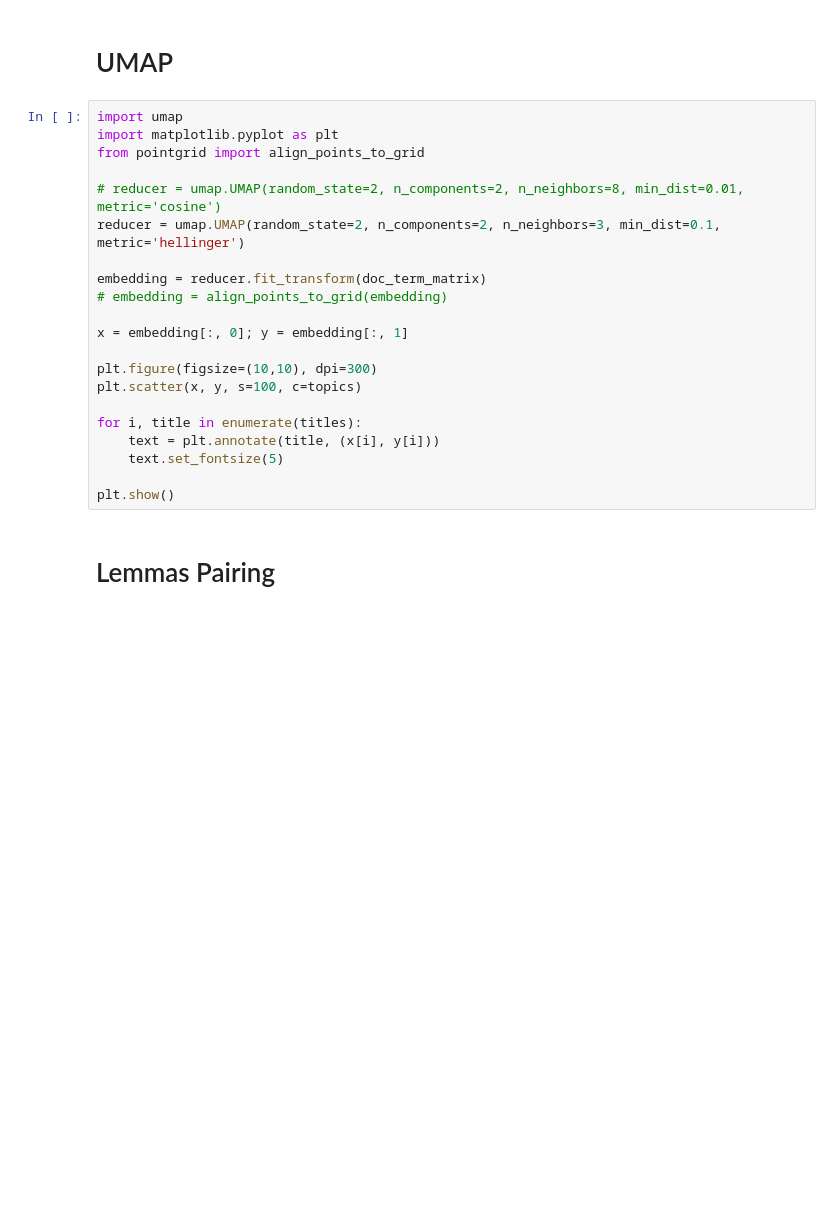
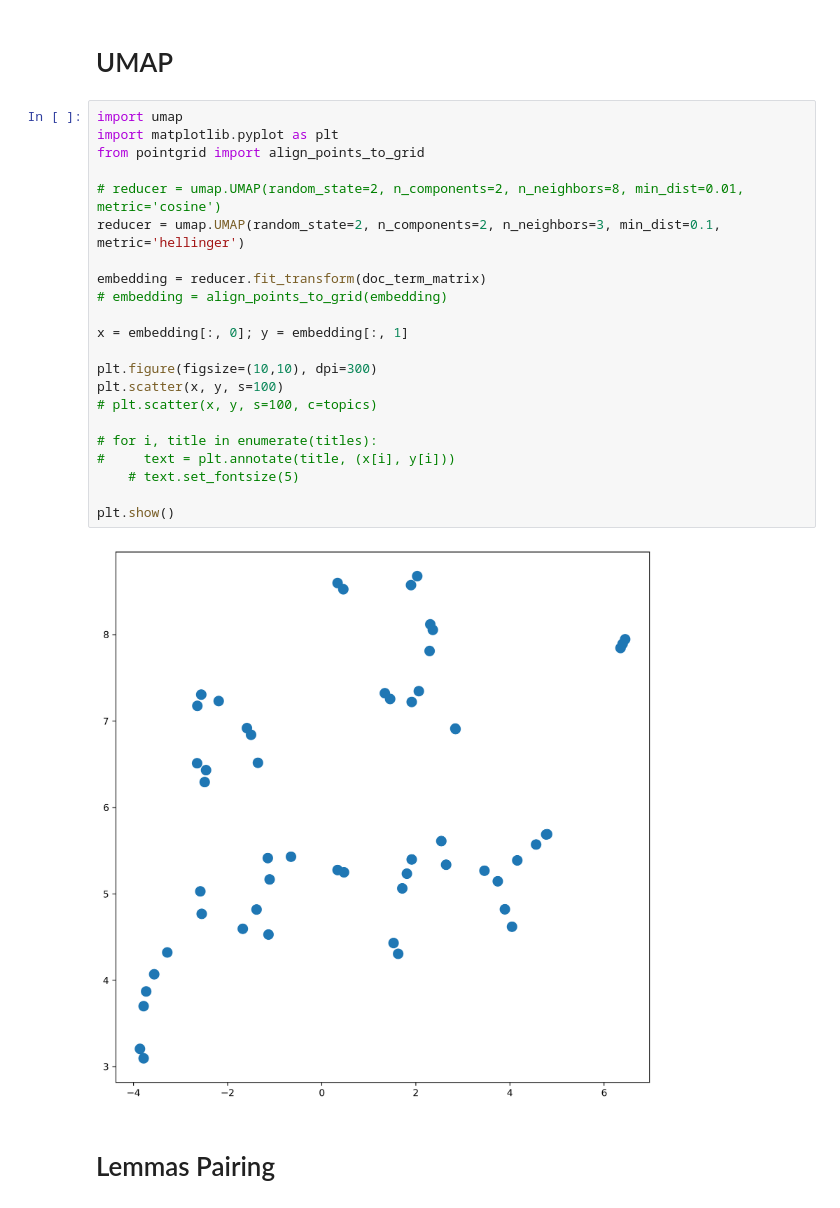
Before and after one commit to rodighiero/Charles-S-Peirce-PAP, a Jupyter notebook: data/analysis.ipynb, the cells around one changed output. Drawn from its saved outputs; the diff is of its cells as text; blank space fills up the shorter version.

```diff
--- a/data/analysis.ipynb
+++ b/data/analysis.ipynb
@@ -107,24 +114,27 @@ model.termite_plot(doc_term_matrix, dictionary_inverted, n_terms=30, highlight_t
 # %%
 import umap
 import matplotlib.pyplot as plt
 from pointgrid import align_points_to_grid
 
 # reducer = umap.UMAP(random_state=2, n_components=2, n_neighbors=8, min_dist=0.01, metric='cosine')
 reducer = umap.UMAP(random_state=2, n_components=2, n_neighbors=3, min_dist=0.1, metric='hellinger')
 
 embedding = reducer.fit_transform(doc_term_matrix)
 # embedding = align_points_to_grid(embedding)
 
 x = embedding[:, 0]; y = embedding[:, 1]
 
 plt.figure(figsize=(10,10), dpi=300)
-plt.scatter(x, y, s=100, c=topics)
+plt.scatter(x, y, s=100)
+# plt.scatter(x, y, s=100, c=topics)
 
-for i, title in enumerate(titles):
-    text = plt.annotate(title, (x[i], y[i]))
-    text.set_fontsize(5)
+# for i, title in enumerate(titles):
+#     text = plt.annotate(title, (x[i], y[i]))
+    # text.set_fontsize(5)
 
 plt.show()
+# %% [output]
+[figure, added]
 # %% [markdown]
 # Lemmas Pairing
 # %%
```
Also changed, not shown: parts of 3 cells of this notebook.
